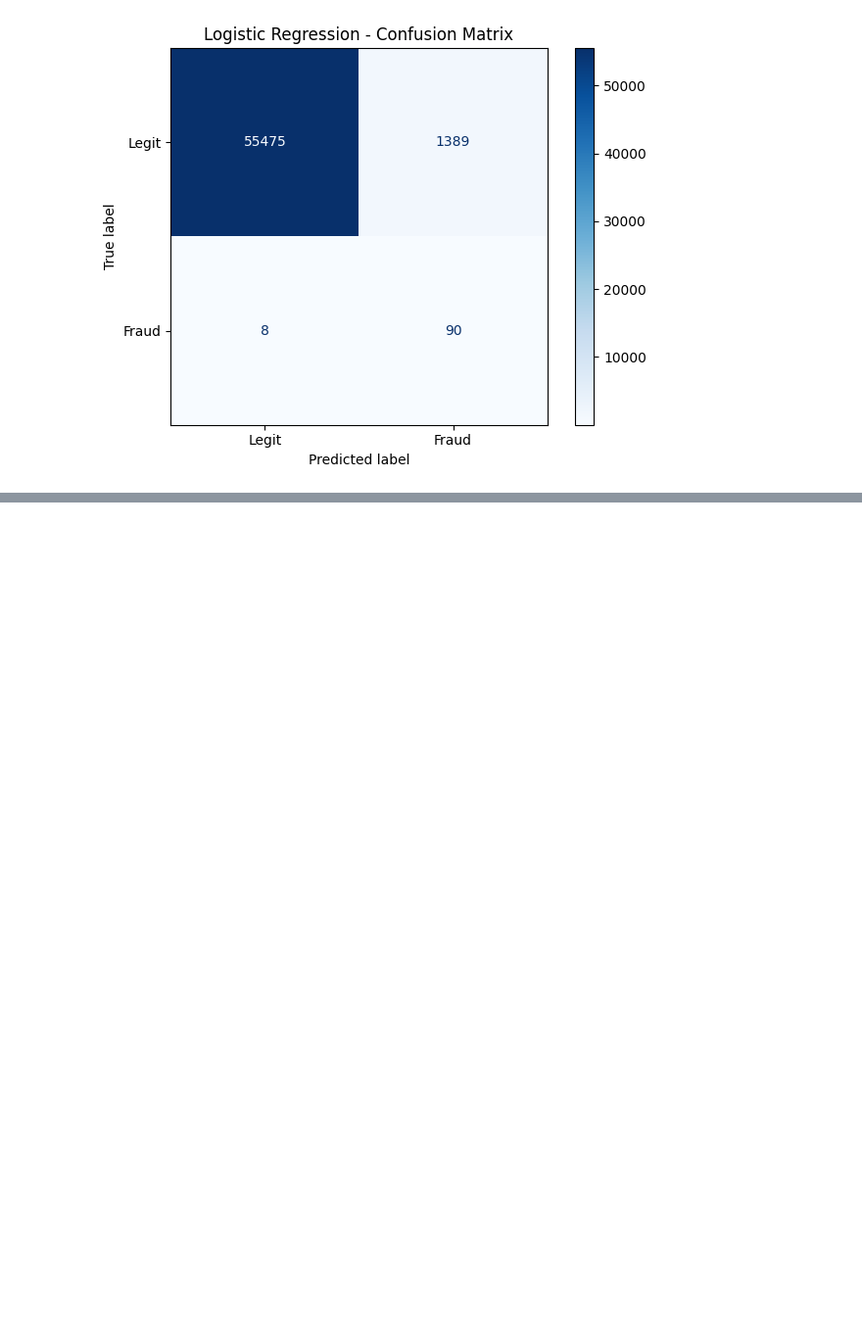
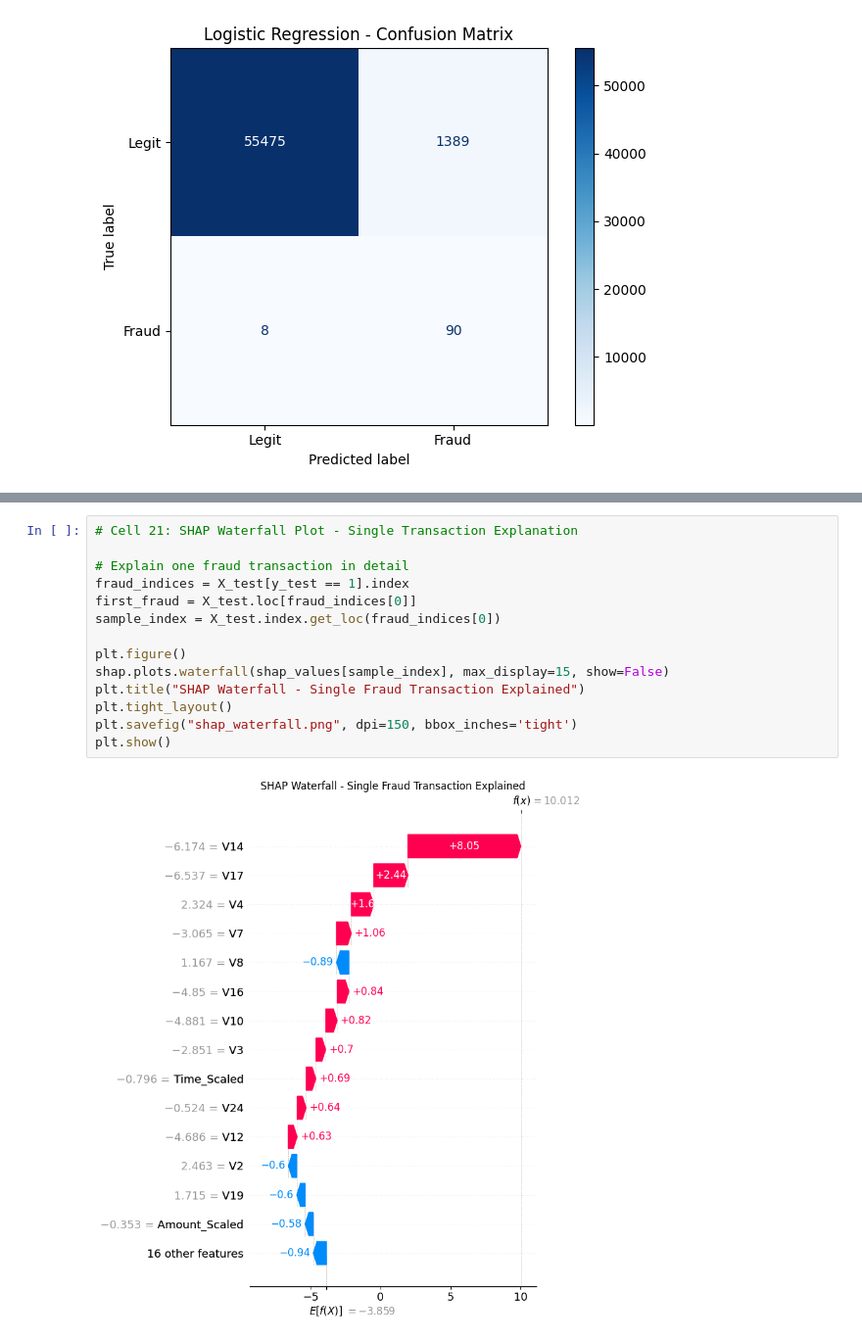
Before and after one commit to kamilhussain-ai/fraudshield, a Jupyter notebook: fraud_eda.ipynb, the cells around one changed output, grey strips where cells are left out. Shown at 98% size. Saved outputs shown, nothing was run; the diff lists cells and outputs as text; blank space fills up the shorter version.

```diff
--- a/fraud_eda.ipynb
+++ b/fraud_eda.ipynb
@@ -433,0 +557,16 @@ plt.show()
+# %%
+# Cell 21: SHAP Waterfall Plot - Single Transaction Explanation
+
+# Explain one fraud transaction in detail
+fraud_indices = X_test[y_test == 1].index
+first_fraud = X_test.loc[fraud_indices[0]]
+sample_index = X_test.index.get_loc(fraud_indices[0])
+
+plt.figure()
+shap.plots.waterfall(shap_values[sample_index], max_display=15, show=False)
+plt.title("SHAP Waterfall - Single Fraud Transaction Explained")
+plt.tight_layout()
+plt.savefig("shap_waterfall.png", dpi=150, bbox_inches='tight')
+plt.show()
+# %% [output]
+[figure, added]
```
Also changed, not shown: parts of 10 cells of this notebook.
